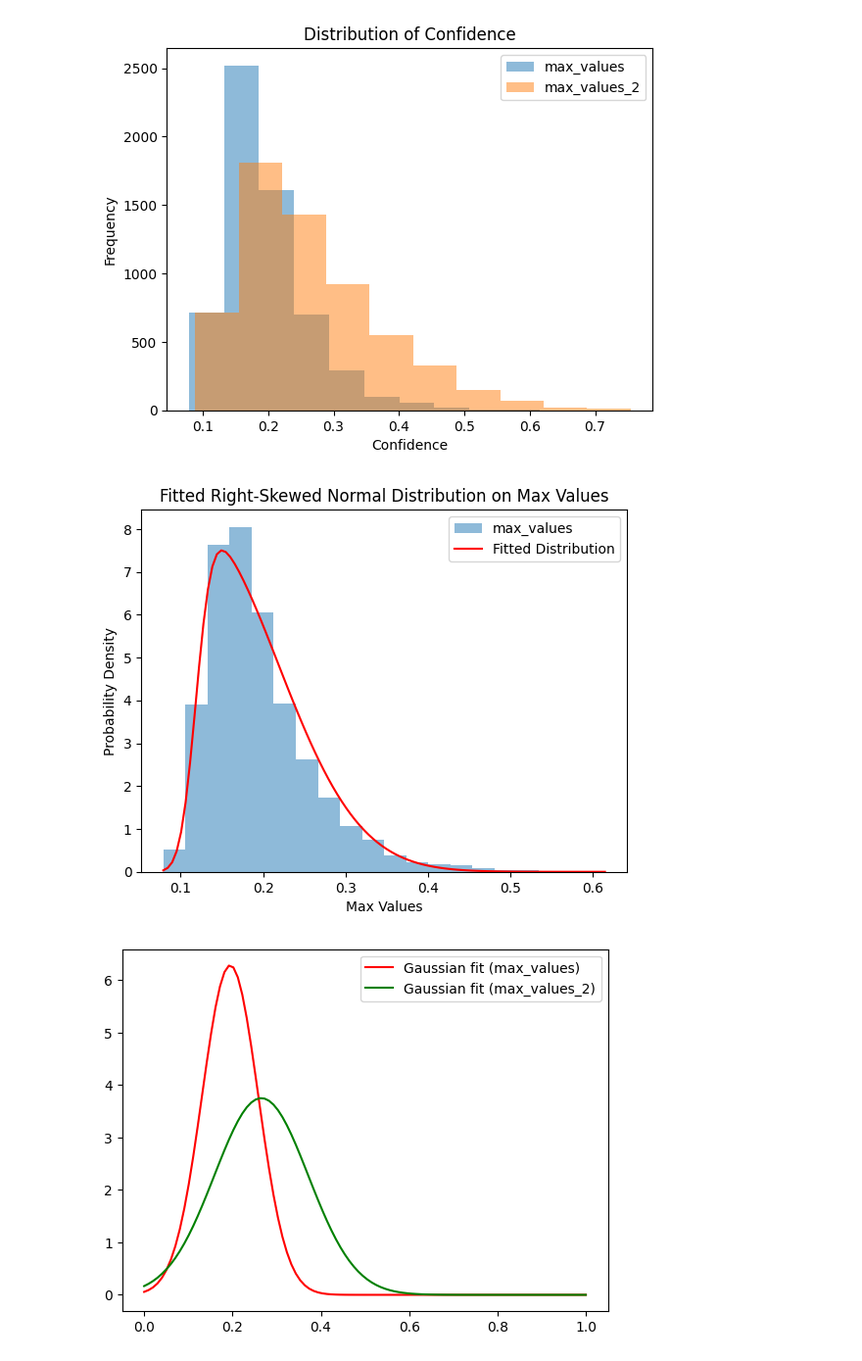
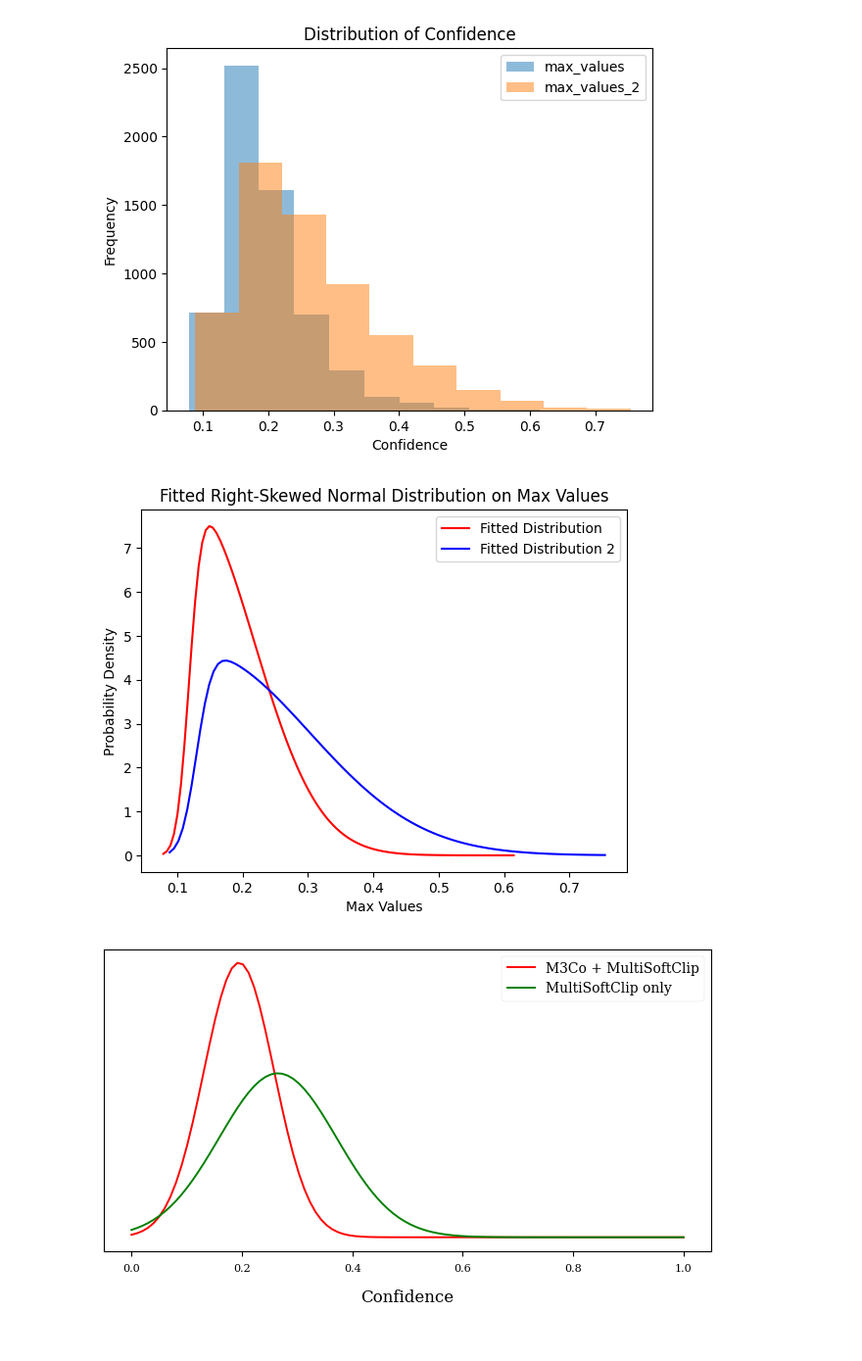
Before and after one commit to RaghavSinghal10/UniS-MMC, a Jupyter notebook: ipynb-notebooks-dgx6/noise_random.ipynb, the cells around one changed output. Shown at 98% size. Saved outputs shown, nothing was run; the diff lists cells and outputs as text; code cells hidden in the pictures.

Commit message:
plots

```diff
--- a/ipynb-notebooks-dgx6/noise_random.ipynb
+++ b/ipynb-notebooks-dgx6/noise_random.ipynb
@@ -211,16 +216,16 @@ shape, loc, scale = stats.skewnorm.fit(max_values)
 shape_2, loc_2, scale_2 = stats.skewnorm.fit(max_values_2)
 
 # Generate the x values for the fitted distribution
-x = np.linspace(min(max_values), max(max_values), 100)
+x_1 = np.linspace(min(max_values), max(max_values), 100)
+x_2 = np.linspace(min(max_values_2), max(max_values_2), 100)
 
 # Calculate the probability density function (PDF) of the fitted distribution
-pdf = stats.skewnorm.pdf(x, shape, loc, scale)
-
-# Plot the histogram of max_values
-plt.hist(max_values, bins=20, density=True, alpha=0.5, label='max_values')
+pdf_1 = stats.skewnorm.pdf(x_1, shape, loc, scale)
+pdf_2 = stats.skewnorm.pdf(x_2, shape_2, loc_2, scale_2)
 
 # Plot the fitted distribution
-plt.plot(x, pdf, 'r-', label='Fitted Distribution')
+plt.plot(x_1, pdf_1, 'r-', label='Fitted Distribution')
+plt.plot(x_2, pdf_2, 'b-', label='Fitted Distribution 2')
 
 plt.xlabel('Max Values')
 plt.ylabel('Probability Density')
@@ -228,22 +233,38 @@ plt.title('Fitted Right-Skewed Normal Distribution on Max Values')
 plt.legend()
 plt.show()
 # %% [output]
-[figure, old version]
+[figure, new version]
+# %%
+max_values = np.load('m3co_multisoftclip.npy')
+max_values_2 = np.load('multisoftclip.npy')
 # %%
+plt.style.use('seaborn-paper')
+plt.rcParams['font.family'] = 'serif'
+plt.figure(figsize=(8, 4))
+
+# Configure axis padding and title sizes
+plt.rcParams['axes.labelpad'] = 12
+plt.rcParams['axes.titlesize'] = 18
+plt.rcParams['axes.titlepad'] = 15
+
 mu, sigma = scipy.stats.norm.fit(max_values)
-
-# Fit Gaussian on max_values_2 histogram
 mu_2, sigma_2 = scipy.stats.norm.fit(max_values_2)
 
-# Plot the fitted Gaussian curves
 x = np.linspace(0, 1, 100)
 y = scipy.stats.norm.pdf(x, mu, sigma)
 plt.plot(x, y, 'r-', label='Gaussian fit (max_values)')
 
 y_2 = scipy.stats.norm.pdf(x, mu_2, sigma_2)
 plt.plot(x, y_2, 'g-', label='Gaussian fit (max_values_2)')
 
-plt.legend()
+# Customize legend
+plt.legend(['M3Co + MultiSoftClip', 'MultiSoftClip only'], fontsize=10, title_fontsize=14, frameon=True)
+
+plt.xlabel('Confidence', fontsize=12)
+
+# Remove y ticks
+plt.yticks([])
+
 plt.show()
 # %% [output]
-[figure, old version]
+[figure, new version]
```
Also changed, not shown: parts of 1 cell of this notebook, 4 other files.
